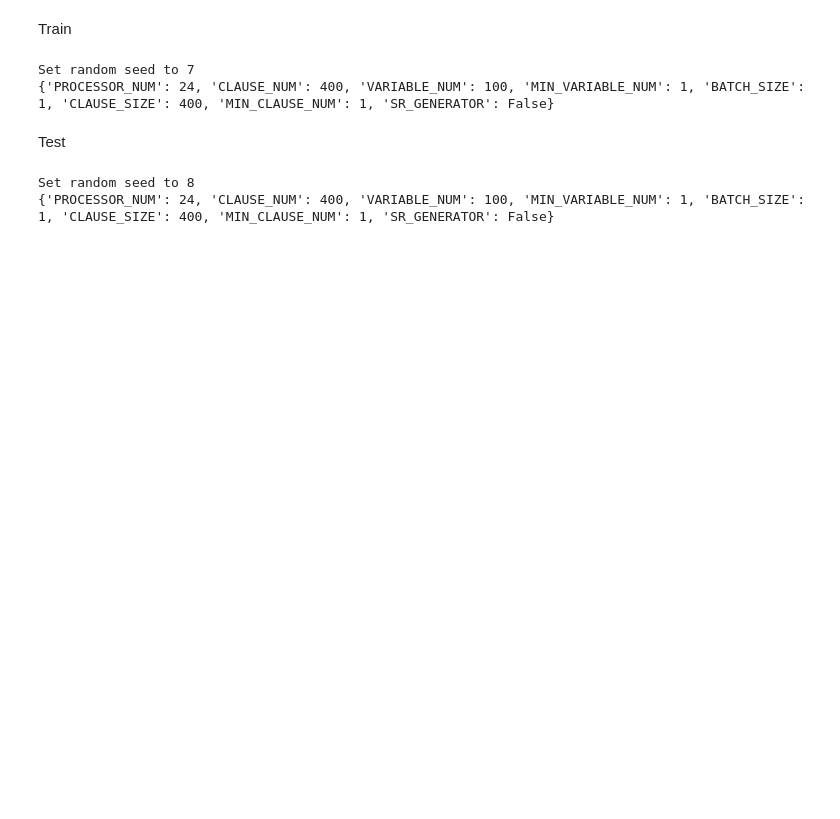
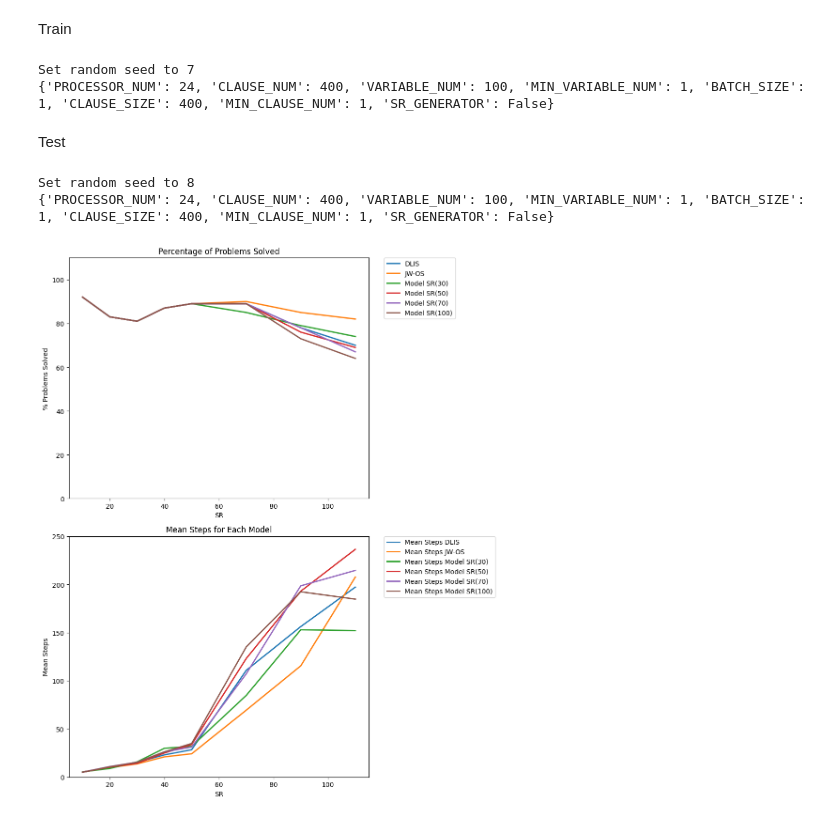
Before and after one commit to cmartigonz/neurosat_sls, a Jupyter notebook: notebooks/exp_4/repl_exp.ipynb, the cells around one changed output. Drawn from its saved outputs; the diff is of its cells as text; code cells hidden in the pictures; blank space fills up the shorter version.

```diff
--- a/notebooks/exp_4/repl_exp.ipynb
+++ b/notebooks/exp_4/repl_exp.ipynb
@@ -72,3 +72,69 @@ Set random seed to 8
     --batch_size=16 \
     --export_model \
     --attention=True
+# %%
+import pandas as pd
+import matplotlib.pyplot as plt
+import numpy as np
+
+SR = [10, 20, 30, 40, 50, 70, 90, 110]
+
+# Datos para % de problemas resueltos
+data = {
+    'DLIS': [92, 83, 81, 87, 89, 89, 78, 70],
+    'JW-OS': [92, 83, 81, 87, 89, 90, 85, 82],
+    'Model SR(30)': [92, 83, 81, 87, 89, 85, 79, 74],
+    'Model SR(50)': [92, 83, 81, 87, 89, 89, 76, 69],
+    'Model SR(70)': [92, 83, 81, 87, 89, 89, 78, 67],
+    'Model SR(100)': [92, 83, 81, 87, 89, 89, 73, 64]
+}
+
+# Crear DataFrame
+df = pd.DataFrame(data)
+
+mean = [
+    [5.01, 10.01, 15.23, 22.92, 28.35, 110.75, 156.21, 197.24],  # DLIS
+    [5.21, 9.76, 13.6, 20.87, 24.07, 69.38, 115.46, 207.72],  # JW-OS
+    [5.32, 8.83, 15.64, 29.83, 31.8, 84.67, 152.87, 152.04],  # Model SR(30)
+    [5.02, 10.22, 14.20, 24.9, 33.73, 123.01, 192.97, 236.51],  # Model SR(50)
+    [5.07, 10.84, 15.32, 26.06, 31.12,107.11, 198.59, 214.60],  # Model SR(70)
+    [4.93, 10.60,15.2, 26.08, 34.81, 135.06, 192.38, 184.71]  # Model SR(100)
+]
+
+# Agregar columnas de media al DataFrame
+for i, column in enumerate(df.columns):
+    df[f'Mean Steps {column}'] = mean[i]
+
+# Configuración del gráfico
+fig, (ax1, ax2) = plt.subplots(2, 1, figsize=(10, 12))
+
+
+# Graficar líneas en ax1 para % Problems Solved
+for i, column in enumerate(df.columns[:6]):  # Las primeras 6 son modelos
+    ax1.plot(SR, df[column], linewidth=2, label=column)
+
+# Configuración de ax1
+ax1.set_xlabel('Random CNF')
+ax1.set_ylabel('% Problems Solved')
+ax1.set_ylim(0, 110)
+ax1.set_title('Percentage of Problems Solved')
+ax1.legend(loc='upper left', bbox_to_anchor=(1.05, 1), borderaxespad=0.)
+
+# Graficar líneas en ax2 para Mean Steps
+for i, column in enumerate(df.columns[:6]):  # Las primeras 6 son modelos
+    ax2.plot(SR, df[f'Mean Steps {column}'], linewidth=2, label=f'Mean Steps {column}')
+
+# Configuración de ax2
+ax2.set_xlabel('Random CNF')
+ax2.set_ylabel('Mean Steps')
+ax2.set_ylim(0, 250)
+ax2.set_title('Mean Steps for Each Model')
+ax2.legend(loc='upper left', bbox_to_anchor=(1.05, 1), borderaxespad=0.)
+
+# Ajustar el espaciado entre subplots
+plt.tight_layout()
+
+# Mostrar el gráfico
+plt.show()
+# %% [output]
+[figure, added]
```
Also changed, not shown: 16 other files.
